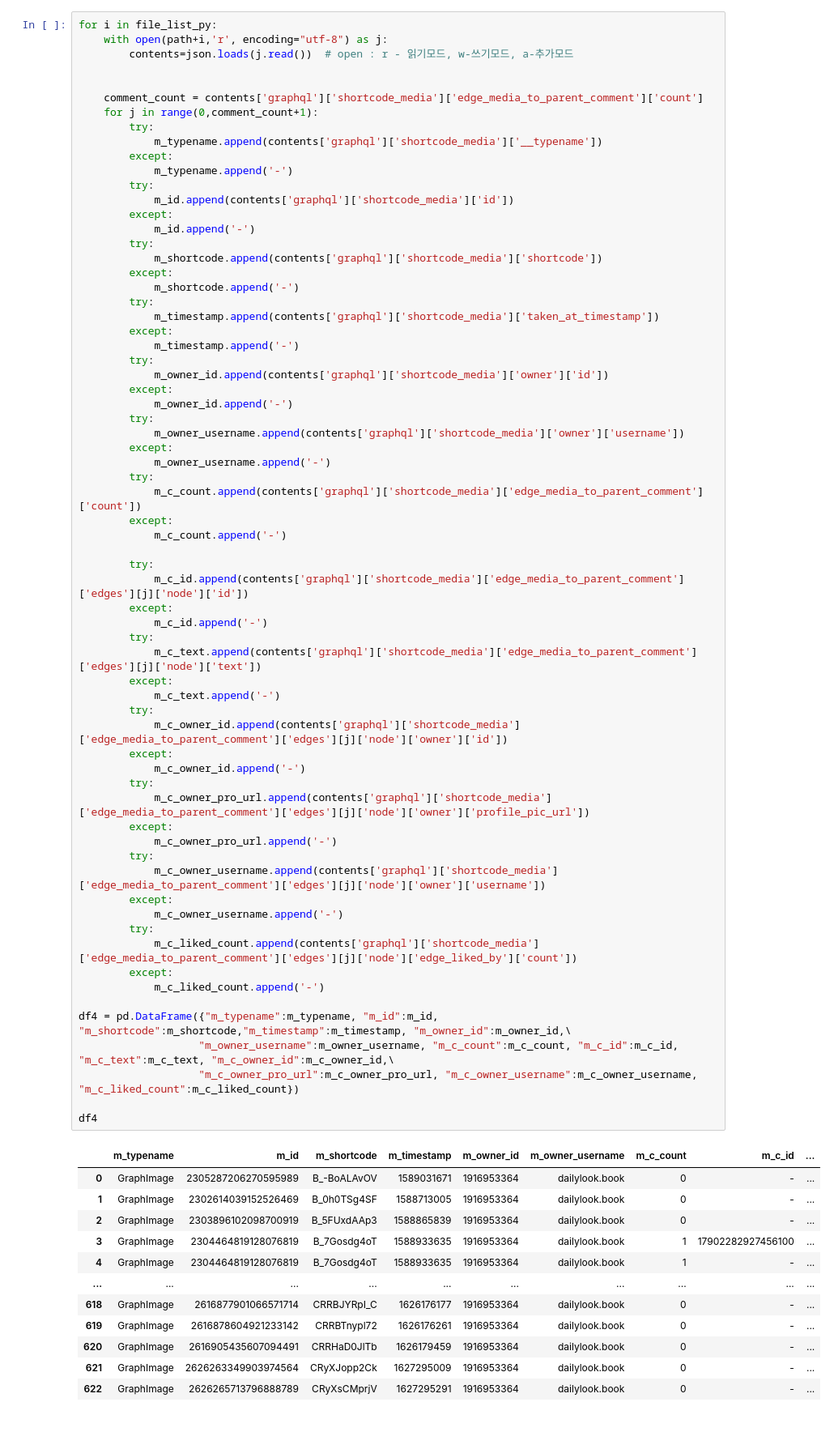
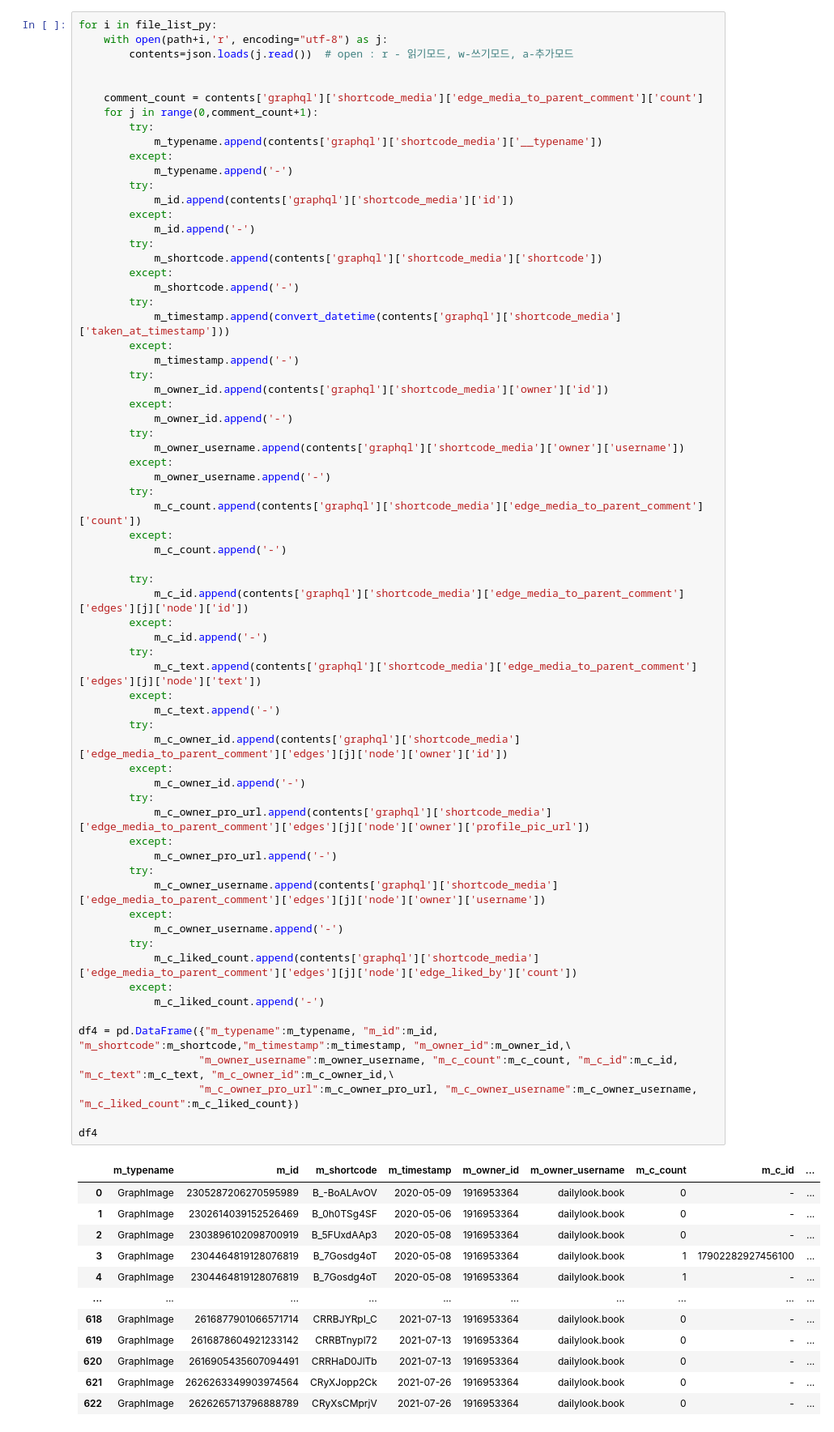
Before and after one commit to jaehun-sys/testJson_to_CSV, a Jupyter notebook: Untitled-v3.ipynb, the cells around one changed output. Shown at 81% size. Cells and saved outputs as stored; diff of their text form.

```diff
--- a/Untitled-v3.ipynb
+++ b/Untitled-v3.ipynb
@@ -153,7 +153,7 @@ for i in file_list_py:
         except:
             m_shortcode.append('-')
         try:
-            m_timestamp.append(contents['graphql']['shortcode_media']['taken_at_timestamp'])
+            m_timestamp.append(convert_datetime(contents['graphql']['shortcode_media']['taken_at_timestamp']))
         except:
             m_timestamp.append('-')
         try:
@@ -174,44 +174,44 @@ for i in file_list_py:
         except:
             m_c_id.append('-')
         try:
             m_c_text.append(contents['graphql']['shortcode_media']['edge_media_to_parent_comment']['edges'][j]['node']['text'])
         except:
             m_c_text.append('-')
         try:
             m_c_owner_id.append(contents['graphql']['shortcode_media']['edge_media_to_parent_comment']['edges'][j]['node']['owner']['id'])
         except:
             m_c_owner_id.append('-')
         try:
             m_c_owner_pro_url.append(contents['graphql']['shortcode_media']['edge_media_to_parent_comment']['edges'][j]['node']['owner']['profile_pic_url'])
         except:
             m_c_owner_pro_url.append('-')
         try:
             m_c_owner_username.append(contents['graphql']['shortcode_media']['edge_media_to_parent_comment']['edges'][j]['node']['owner']['username'])
         except:
             m_c_owner_username.append('-')
         try:
             m_c_liked_count.append(contents['graphql']['shortcode_media']['edge_media_to_parent_comment']['edges'][j]['node']['edge_liked_by']['count'])
         except:
             m_c_liked_count.append('-')
 
 df4 = pd.DataFrame({"m_typename":m_typename, "m_id":m_id, "m_shortcode":m_shortcode,"m_timestamp":m_timestamp, "m_owner_id":m_owner_id,\
                    "m_owner_username":m_owner_username, "m_c_count":m_c_count, "m_c_id":m_c_id, "m_c_text":m_c_text, "m_c_owner_id":m_c_owner_id,\
                    "m_c_owner_pro_url":m_c_owner_pro_url, "m_c_owner_username":m_c_owner_username, "m_c_liked_count":m_c_liked_count})
 
 df4
 # %% [output]
 |  | m_typename | m_id | m_shortcode | m_timestamp | m_owner_id | m_owner_username | m_c_count | m_c_id | ... |
-| 0 | GraphImage | 2305287206270595989 | B_-BoALAvOV | 1589031671 | 1916953364 | dailylook.book | 0 | - | ... |
-| 1 | GraphImage | 2302614039152526469 | B_0h0TSg4SF | 1588713005 | 1916953364 | dailylook.book | 0 | - | ... |
-| 2 | GraphImage | 2303896102098700919 | B_5FUxdAAp3 | 1588865839 | 1916953364 | dailylook.book | 0 | - | ... |
-| 3 | GraphImage | 2304464819128076819 | B_7Gosdg4oT | 1588933635 | 1916953364 | dailylook.book | 1 | 17902282927456100 | ... |
-| 4 | GraphImage | 2304464819128076819 | B_7Gosdg4oT | 1588933635 | 1916953364 | dailylook.book | 1 | - | ... |
+| 0 | GraphImage | 2305287206270595989 | B_-BoALAvOV | 2020-05-09 | 1916953364 | dailylook.book | 0 | - | ... |
+| 1 | GraphImage | 2302614039152526469 | B_0h0TSg4SF | 2020-05-06 | 1916953364 | dailylook.book | 0 | - | ... |
+| 2 | GraphImage | 2303896102098700919 | B_5FUxdAAp3 | 2020-05-08 | 1916953364 | dailylook.book | 0 | - | ... |
+| 3 | GraphImage | 2304464819128076819 | B_7Gosdg4oT | 2020-05-08 | 1916953364 | dailylook.book | 1 | 17902282927456100 | ... |
+| 4 | GraphImage | 2304464819128076819 | B_7Gosdg4oT | 2020-05-08 | 1916953364 | dailylook.book | 1 | - | ... |
 | ... | ... | ... | ... | ... | ... | ... | ... | ... | ... |
-| 618 | GraphImage | 2616877901066571714 | CRRBJYRpI_C | 1626176177 | 1916953364 | dailylook.book | 0 | - | ... |
-| 619 | GraphImage | 2616878604921233142 | CRRBTnypl72 | 1626176261 | 1916953364 | dailylook.book | 0 | - | ... |
-| 620 | GraphImage | 2616905435607094491 | CRRHaD0JlTb | 1626179459 | 1916953364 | dailylook.book | 0 | - | ... |
-| 621 | GraphImage | 2626263349903974564 | CRyXJopp2Ck | 1627295009 | 1916953364 | dailylook.book | 0 | - | ... |
-| 622 | GraphImage | 2626265713796888789 | CRyXsCMprjV | 1627295291 | 1916953364 | dailylook.book | 0 | - | ... |
+| 618 | GraphImage | 2616877901066571714 | CRRBJYRpI_C | 2021-07-13 | 1916953364 | dailylook.book | 0 | - | ... |
+| 619 | GraphImage | 2616878604921233142 | CRRBTnypl72 | 2021-07-13 | 1916953364 | dailylook.book | 0 | - | ... |
+| 620 | GraphImage | 2616905435607094491 | CRRHaD0JlTb | 2021-07-13 | 1916953364 | dailylook.book | 0 | - | ... |
+| 621 | GraphImage | 2626263349903974564 | CRyXJopp2Ck | 2021-07-26 | 1916953364 | dailylook.book | 0 | - | ... |
+| 622 | GraphImage | 2626265713796888789 | CRyXsCMprjV | 2021-07-26 | 1916953364 | dailylook.book | 0 | - | ... |
 623 rows × 13 columns
 # %%
 df4.to_csv('./{}/{}/{}/comments_1916953364.csv'.format(keyword,'comments','1916953364'), encoding='utf-8-sig')
```
Also changed, not shown: parts of 2 cells of this notebook.
